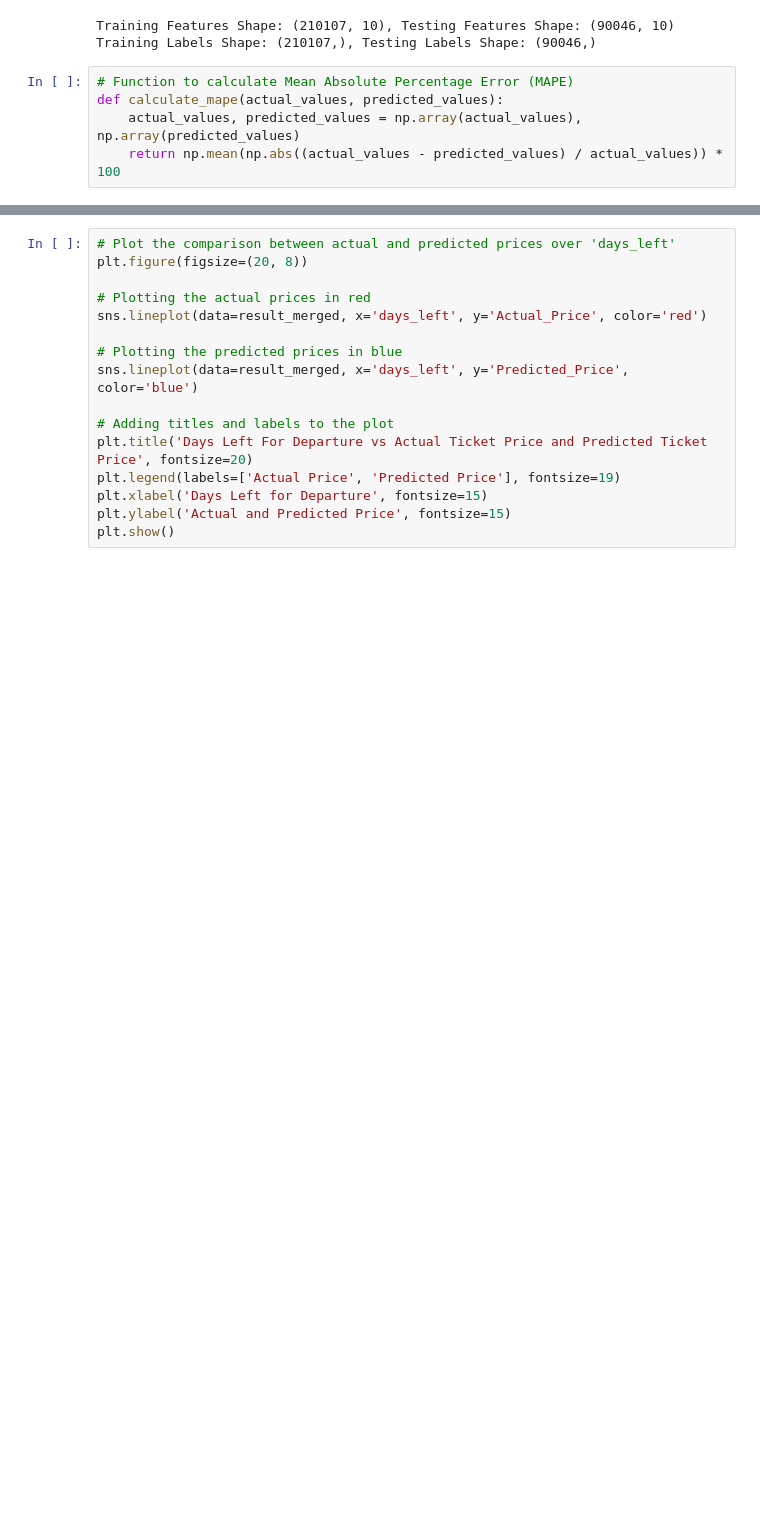
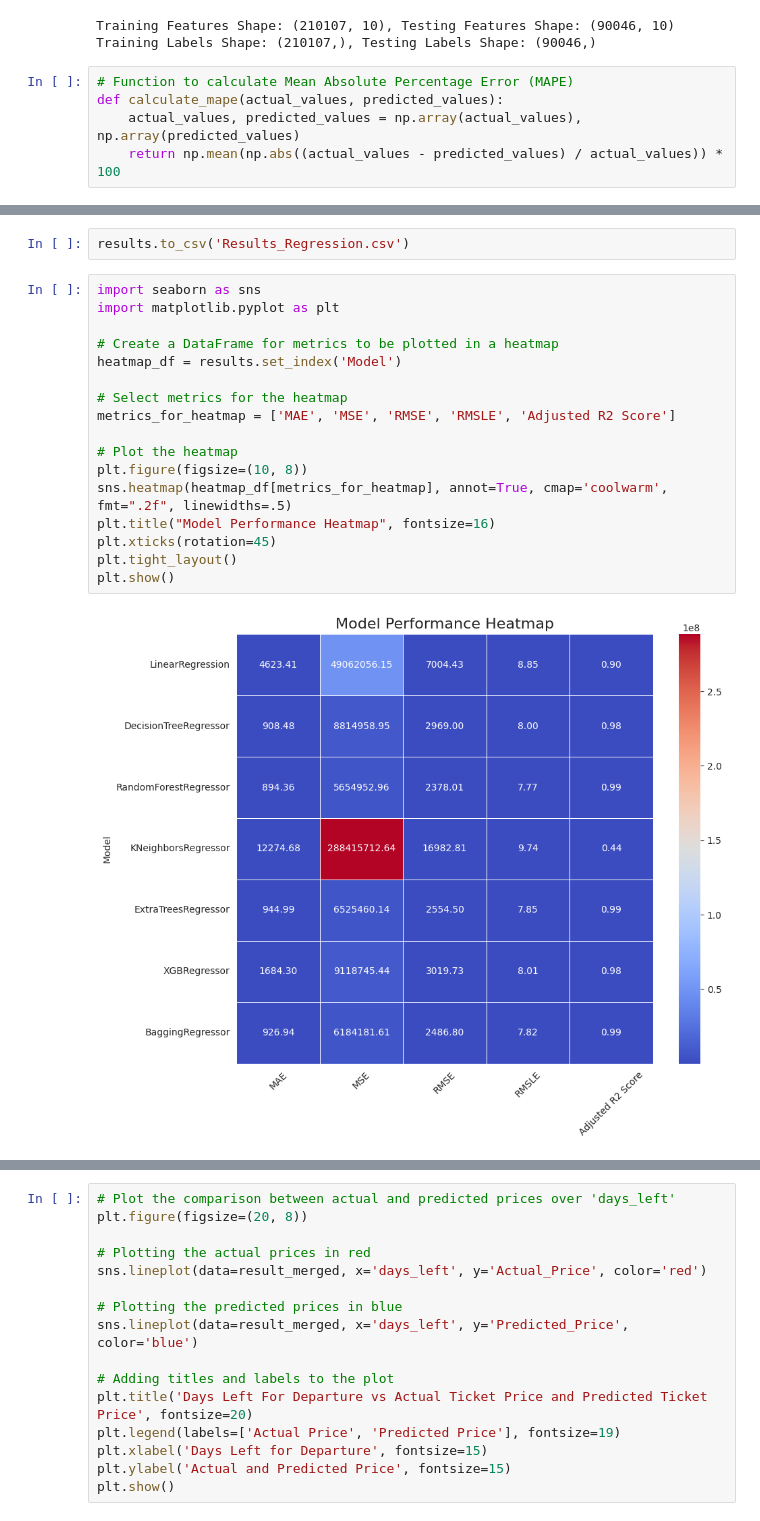
Before and after one commit to SavinduWickr/Flight_Price-Delay_Prediction, a Jupyter notebook: Price_Prediction/Models_Flight_Price.ipynb, the cells around one changed output, grey strips where cells are left out. Saved outputs shown, nothing was run; the diff lists cells and outputs as text; blank space fills up the shorter version.

Commit message:
Saved results

```diff
--- a/Price_Prediction/Models_Flight_Price.ipynb
+++ b/Price_Prediction/Models_Flight_Price.ipynb
@@ -170,3 +170,24 @@ results.head(10)
+# %%
+results.to_csv('Results_Regression.csv')
+# %%
+import seaborn as sns
+import matplotlib.pyplot as plt
+
+# Create a DataFrame for metrics to be plotted in a heatmap
+heatmap_df = results.set_index('Model')
+
+# Select metrics for the heatmap
+metrics_for_heatmap = ['MAE', 'MSE', 'RMSE', 'RMSLE', 'Adjusted R2 Score']
+
+# Plot the heatmap
+plt.figure(figsize=(10, 8))
+sns.heatmap(heatmap_df[metrics_for_heatmap], annot=True, cmap='coolwarm', fmt=".2f", linewidths=.5)
+plt.title("Model Performance Heatmap", fontsize=16)
+plt.xticks(rotation=45)
+plt.tight_layout()
+plt.show()
+# %% [output]
+[figure, added]
 # %%
 # Train the Extra Trees model with the training dataset
 extra_trees.fit(X_train, Y_train)
```
Also changed, not shown: parts of 5 cells of this notebook, 1 other file.
